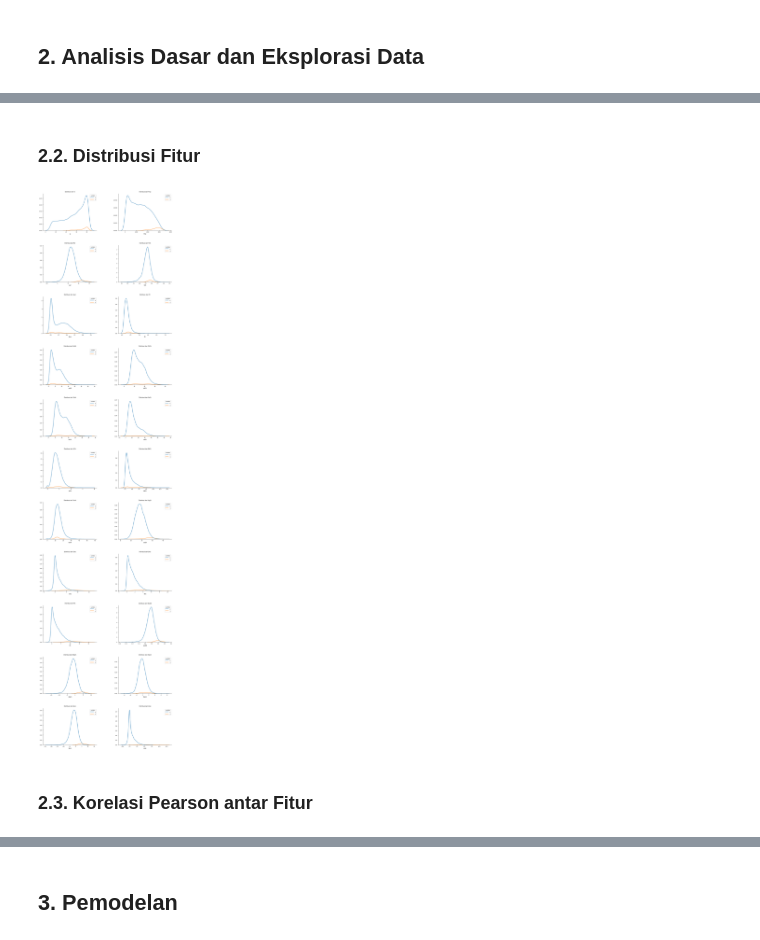
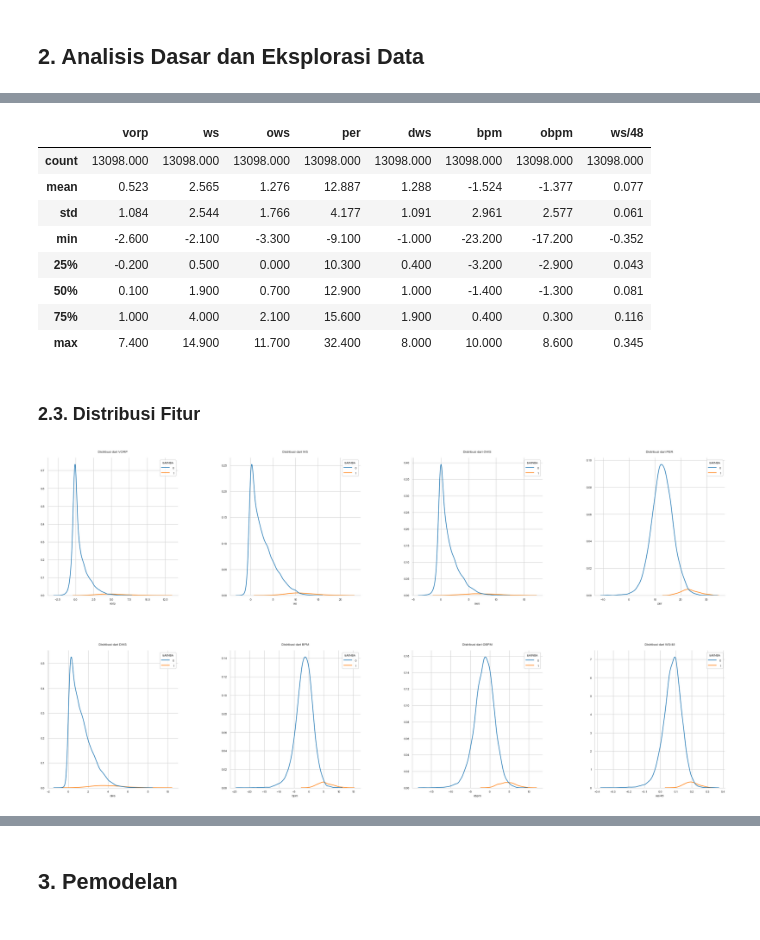
Before and after one commit to dennisjooo/All-NBA-Predictor, a Jupyter notebook: Final Project.ipynb, the cells around one changed output, grey strips where cells are left out. Cells and saved outputs as stored; diff of their text form; code cells hidden in the pictures.

Commit message:
Added lines to save plot. Revised section 2. Tweaks to nn_functions.py.

```diff
--- a/Final Project.ipynb
+++ b/Final Project.ipynb
@@ -21,6 +21,7 @@ from data_processing import *
 import matplotlib.pyplot as plt
 import seaborn as sns
 from IPython.display import Image
+from IPython.core.display_functions import display
 
 # Mengimpor fungsi preprocessing dan oversampling
 from sklearn.model_selection import train_test_split
@@ -51,6 +52,7 @@ warnings.filterwarnings('ignore')
 
 # Setting matplotlib
 %matplotlib inline
+sns.set_style('whitegrid')
 # %% [markdown]
 ### 1.2. Mengimpor Data *Advanced Statistics* untuk *Training* dan *Development*
 # %%
@@ -141,0 +162,10 @@ Dataset ini memiliki 13593 baris dan 26 kolom
+# %%
+# Mencari korelasi fitur terhadap target
+cor = df.corr()['isAllNBA'].abs().drop(['isAllNBA']).to_frame()
+
+# Mencari korelasi tertinggi
+top_8 = cor[cor['isAllNBA']>0.35].sort_values(by = 'isAllNBA', ascending = False).round(3) * 100
+display(top_8)
+
+# Getting the best 8 features
+top_8_cols = top_8.index
@@ -158,30 +197,45 @@ df.describe().drop(['isAllNBA', 'pos_F', 'pos_G'], axis = 1).round(3)
+# %%
+# Memunculkan statistika deskriptif dari pemain yang tidak memenangkan All-NBA
+df.loc[df['isAllNBA'] == 0, top_8_cols].describe().round(3)
+# %% [output]
+|  | vorp | ws | ows | per | dws | bpm | obpm | ws/48 |
+| count | 13098.000 | 13098.000 | 13098.000 | 13098.000 | 13098.000 | 13098.000 | 13098.000 | 13098.000 |
+| mean | 0.523 | 2.565 | 1.276 | 12.887 | 1.288 | -1.524 | -1.377 | 0.077 |
+| std | 1.084 | 2.544 | 1.766 | 4.177 | 1.091 | 2.961 | 2.577 | 0.061 |
+| min | -2.600 | -2.100 | -3.300 | -9.100 | -1.000 | -23.200 | -17.200 | -0.352 |
+| 25% | -0.200 | 0.500 | 0.000 | 10.300 | 0.400 | -3.200 | -2.900 | 0.043 |
+| 50% | 0.100 | 1.900 | 0.700 | 12.900 | 1.000 | -1.400 | -1.300 | 0.081 |
+| 75% | 1.000 | 4.000 | 2.100 | 15.600 | 1.900 | 0.400 | 0.300 | 0.116 |
+| max | 7.400 | 14.900 | 11.700 | 32.400 | 8.000 | 10.000 | 8.600 | 0.345 |
 # %% [markdown]
-### 2.2. Distribusi Fitur
+### 2.3. Distribusi Fitur
 # %%
 # Membuat subplot
-plt.subplots(11, 2, figsize = (15, 66))
+plt.subplots(2, 4, figsize = (30, 15))
 
-# Melakukan loop untuk kolom numerik yang bukan 'isAllNBA', 'pos_F', dan 'pos_G'
-for n, col in enumerate(df.select_dtypes(include = np.number).columns.drop(['isAllNBA', 'pos_F', 'pos_G'])):
+# Melakukan loop untuk kolom yang memiliki 8 korelasi tertinggi
+for n, col in enumerate(top_8_cols):
     # Mengatur posisi grafik
-    plt.subplot(11, 2, n+1)
+    plt.subplot(2, 4, n+1)
 
     # Membuat Kernel Density Estimate plot
     dis_plot = sns.kdeplot(df[col], hue = df['isAllNBA'])
 
     # Pengaturan plot
     plt.setp(dis_plot.get_legend().get_texts(), fontsize = '7')
     plt.setp(dis_plot.get_legend().get_title(), fontsize = '7')
     plt.setp(dis_plot.get_xticklabels(), fontsize = '7')
     plt.setp(dis_plot.get_yticklabels(), fontsize = '7')
     plt.ylabel(None)
     plt.xlabel(col, fontsize = 8)
-    plt.title(f'Distribusi dari {str.capitalize(col)}',fontsize = 8, y = 1.02)
+    plt.title(f'Distribusi dari {str.upper(col)}',fontsize = 8, y = 1.02)
     sns.despine()
 
 # Mengatur jarak antar subplot
 plt.subplots_adjust(wspace = 0.4,hspace = 0.4)
+
+# Memunculkan grafik
+plt.savefig('Graph\\distplot.png', transparent = True)
+plt.show()
 # %% [output]
-[figure, old version]
+[figure, new version]
-# %% [markdown]
-### 2.3. Korelasi Pearson antar Fitur
```
Also changed, not shown: parts of 34 cells of this notebook, 23 other files.
